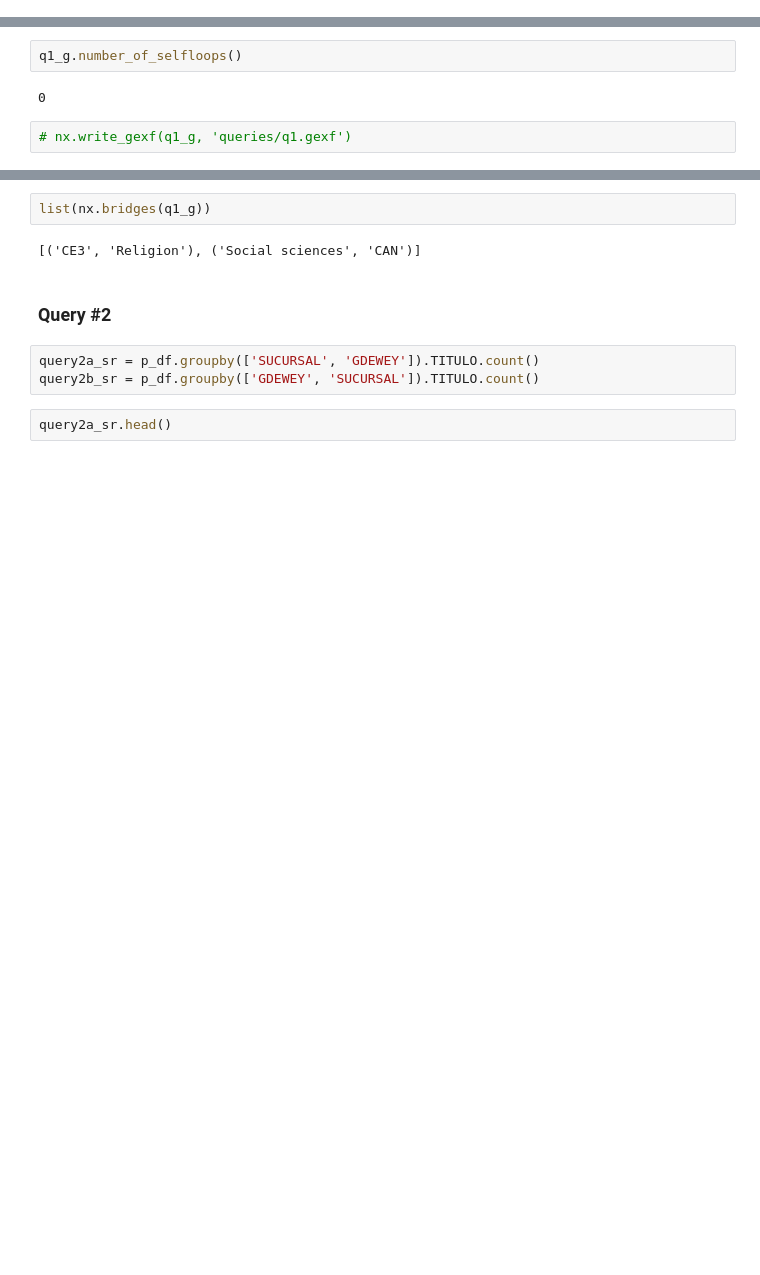
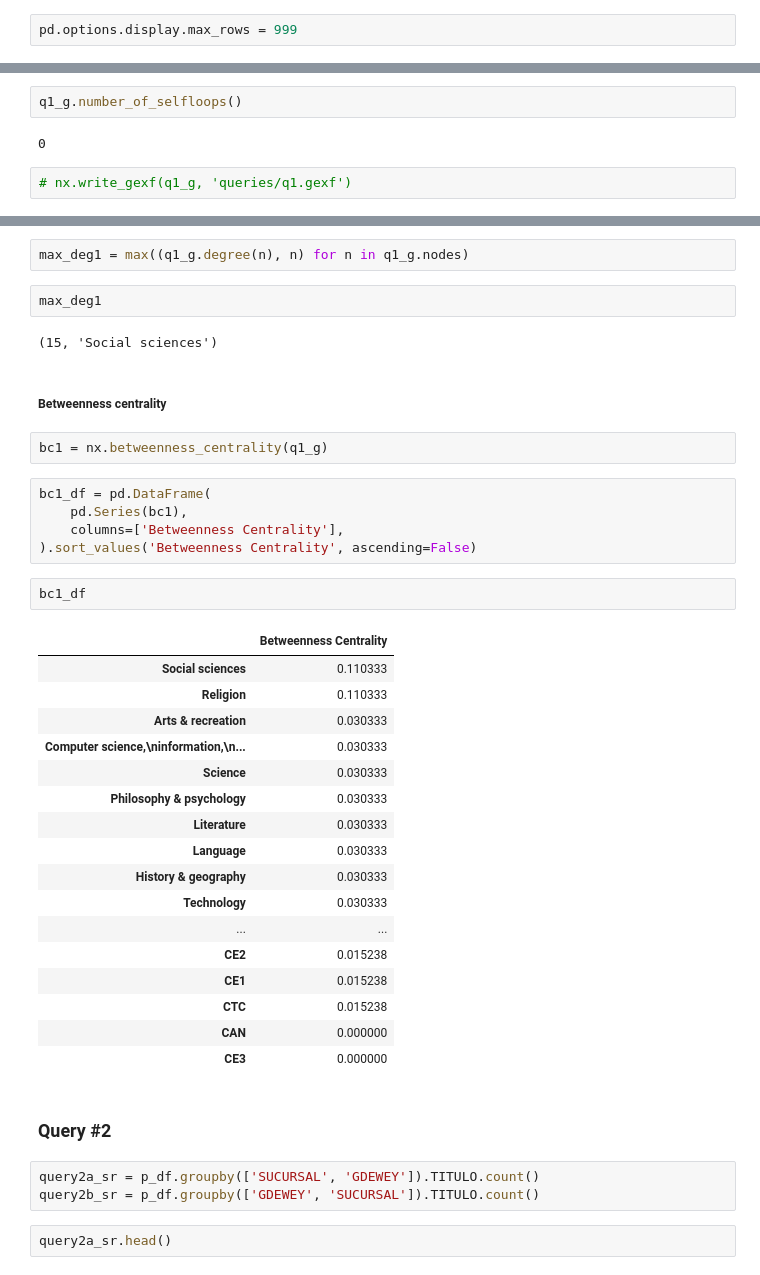
Before and after one commit to mavillard/colombia, a Jupyter notebook: queries.ipynb, the cells around one changed output, grey strips where cells are left out. Drawn from its saved outputs; the diff is of its cells as text; blank space fills up the shorter version.

```diff
--- a/queries.ipynb
+++ b/queries.ipynb
@@ -11,6 +11,8 @@ import numpy as np
 import pandas as pd
 import seaborn as sns
 from matplotlib import pyplot as plt
+# %%
+pd.options.display.max_rows = 999
 # %%
 sns.set()
 # %%
@@ -306,7 +310,38 @@ q1_g.number_of_selfloops()
+# %%
+max_deg1 = max((q1_g.degree(n), n) for n in q1_g.nodes)
+# %%
+max_deg1
+# %% [output]
+(15, 'Social sciences')
+# %% [markdown]
+##### Betweenness centrality
 # %%
-list(nx.bridges(q1_g))
+bc1 = nx.betweenness_centrality(q1_g)
-# %% [output]
-[('CE3', 'Religion'), ('Social sciences', 'CAN')]
+# %%
+bc1_df = pd.DataFrame(
+    pd.Series(bc1),
+    columns=['Betweenness Centrality'],
+).sort_values('Betweenness Centrality', ascending=False)
+# %%
+bc1_df
+# %% [output]
+|  | Betweenness Centrality |
+| Social sciences | 0.110333 |
+| Religion | 0.110333 |
+| Arts & recreation | 0.030333 |
+| Computer science,\ninformation,\n... | 0.030333 |
+| Science | 0.030333 |
+| Philosophy & psychology | 0.030333 |
+| Literature | 0.030333 |
+| Language | 0.030333 |
+| History & geography | 0.030333 |
+| Technology | 0.030333 |
+| ... | ... |
+| CE2 | 0.015238 |
+| CE1 | 0.015238 |
+| CTC | 0.015238 |
+| CAN | 0.000000 |
+| CE3 | 0.000000 |
 # %% [markdown]
 ### Query #2
 # %%
```
Also changed, not shown: parts of 46 cells of this notebook.
